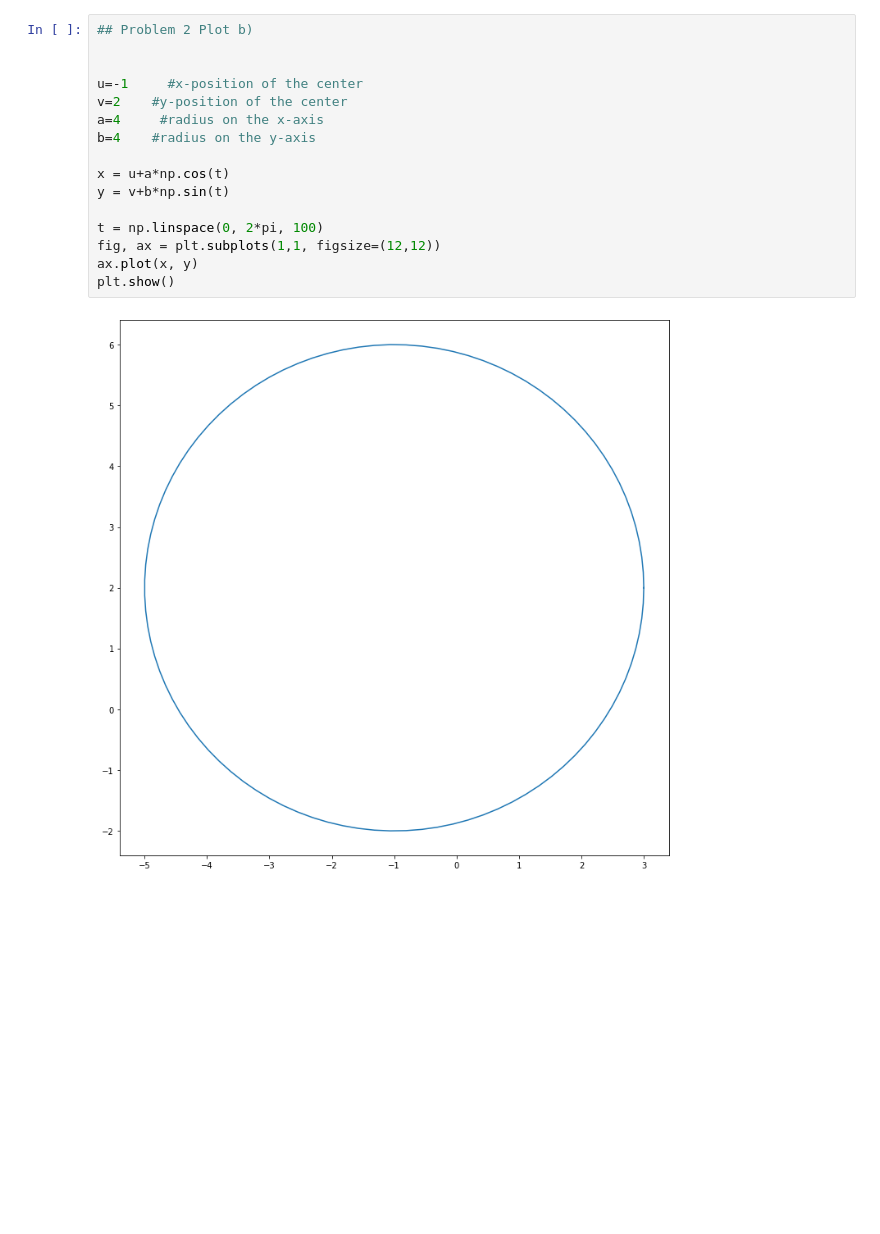
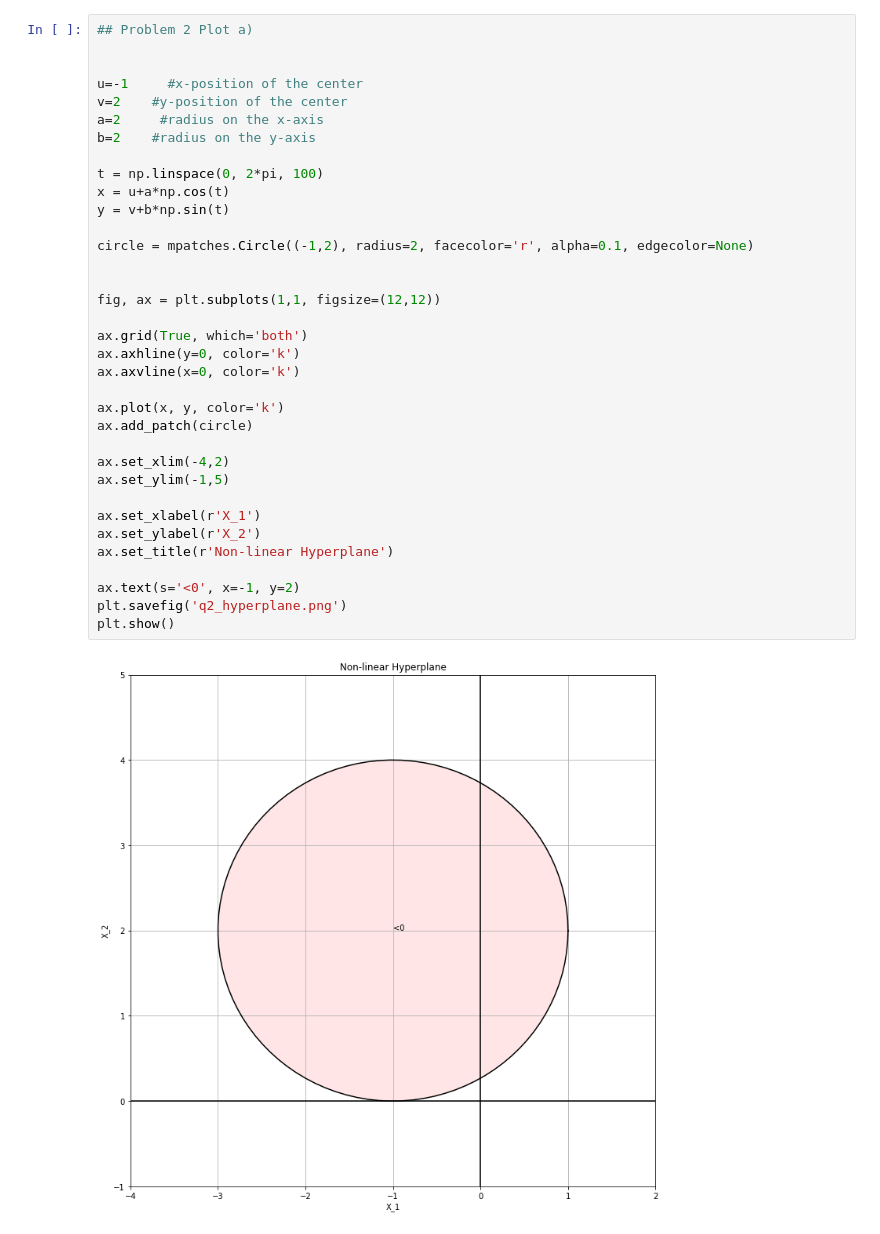
Before and after one commit to lackos/ITSL, a Jupyter notebook: Chapter9/Conceptual_plots.ipynb, the cells around one changed output. Drawn from its saved outputs; the diff is of its cells as text; blank space fills up the shorter version.

Commit message:
Completed Chapter 9 problems

```diff
--- a/Chapter9/Conceptual_plots.ipynb
+++ b/Chapter9/Conceptual_plots.ipynb
@@ -57,18 +73,37 @@ plt.savefig('q1_pb_hyperplane.png')
 # %%
-## Problem 2 Plot b)
+## Problem 2 Plot a)
 
 
 u=-1     #x-position of the center
 v=2    #y-position of the center
-a=4     #radius on the x-axis
-b=4    #radius on the y-axis
+a=2     #radius on the x-axis
+b=2    #radius on the y-axis
 
+t = np.linspace(0, 2*pi, 100)
 x = u+a*np.cos(t)
 y = v+b*np.sin(t)
 
-t = np.linspace(0, 2*pi, 100)
+circle = mpatches.Circle((-1,2), radius=2, facecolor='r', alpha=0.1, edgecolor=None)
+
+
 fig, ax = plt.subplots(1,1, figsize=(12,12))
-ax.plot(x, y)
+
+ax.grid(True, which='both')
+ax.axhline(y=0, color='k')
+ax.axvline(x=0, color='k')
+
+ax.plot(x, y, color='k')
+ax.add_patch(circle)
+
+ax.set_xlim(-4,2)
+ax.set_ylim(-1,5)
+
+ax.set_xlabel(r'X_1')
+ax.set_ylabel(r'X_2')
+ax.set_title(r'Non-linear Hyperplane')
+
+ax.text(s='<0', x=-1, y=2)
+plt.savefig('q2_hyperplane.png')
 plt.show()
 # %% [output]
-[figure, old version]
+[figure, new version]
```
Also changed, not shown: parts of 5 cells of this notebook, 19 other files.
